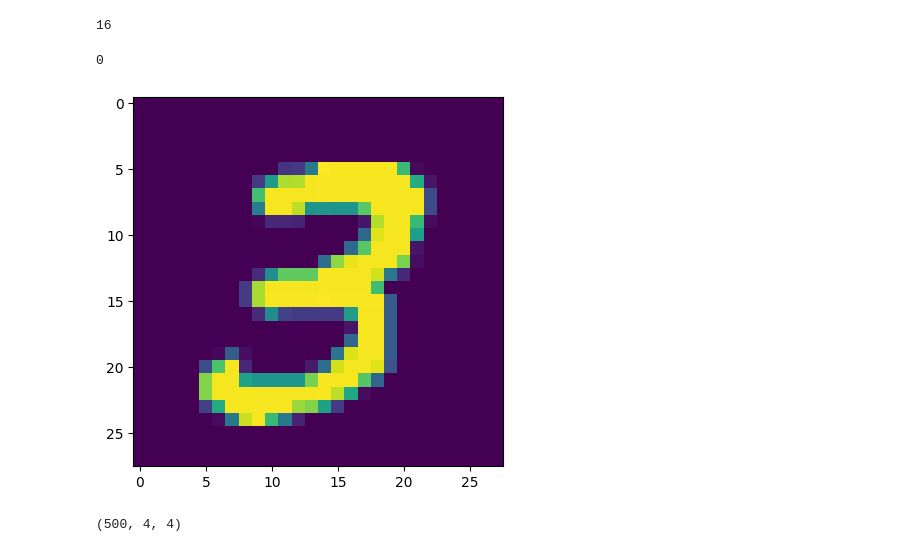
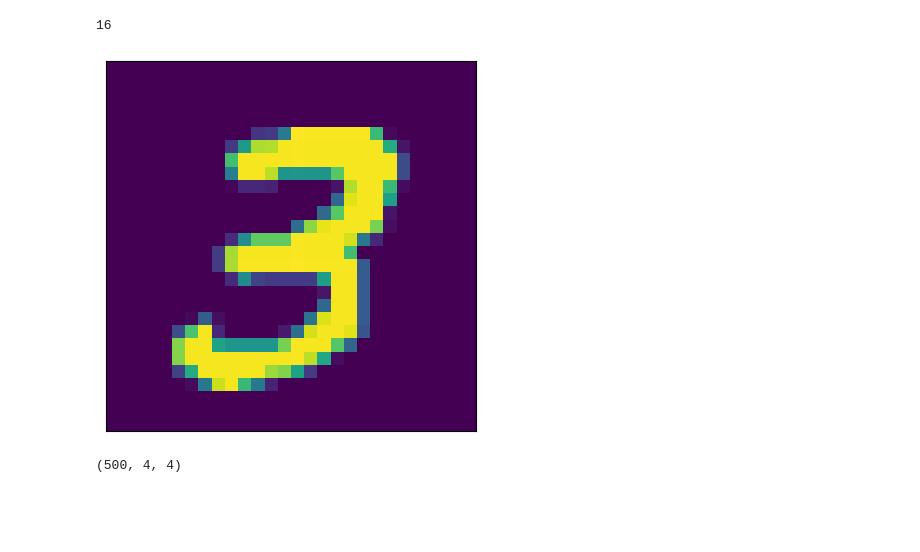
Before and after one commit to andremfreitas/Tensor-Network-Hackathon-2024, a Jupyter notebook: tn_machine_learning/mnist_classification.ipynb, the cells around one changed output. Saved outputs shown, nothing was run; the diff lists cells and outputs as text; code cells hidden in the pictures; blank space fills up the shorter version.

```diff
--- a/tn_machine_learning/mnist_classification.ipynb
+++ b/tn_machine_learning/mnist_classification.ipynb
@@ -84,14 +77,23 @@ def encoding3(array: np.array):
     for i in range(foo2.shape[0]):
         foo3.append(foo2[i, :, :, :])
     return foo3
-# %%
-import matplotlib.pyplot as plt
-
-plt.imshow(x_train[0, :, :])
-print(y_train[0])
-# %% [output]
-0
-[figure, removed]
+# %%
+import matplotlib.pyplot as plt
+
+plt.imshow(x_train[0, :, :])
+plt.xticks([], [])
+plt.yticks([], [])
+
+# plt.imshow(x_train[400, :, :])
+# plt.xticks([], [])
+# plt.yticks([], [])
+np.random.seed(42)
+x_train = np.random.RandomState(seed=42).permutation(x_train)
+y_train = np.random.RandomState(seed=42).permutation(y_train)
+x_test = np.random.RandomState(seed=42).permutation(x_test)
+y_test = np.random.RandomState(seed=42).permutation(y_test)
+# %% [output]
+[figure, added]
 # %%
 import skimage.measure
 
```
Also changed, not shown: parts of 10 cells of this notebook, 53 other files.
